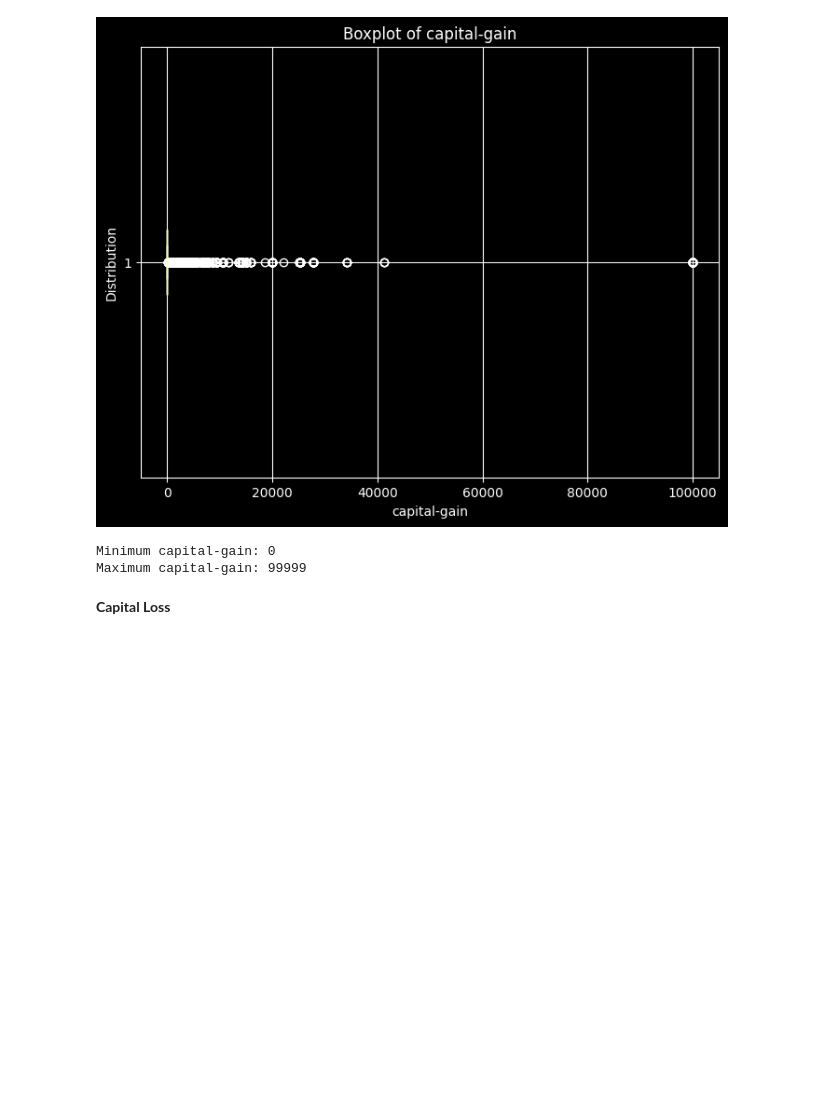
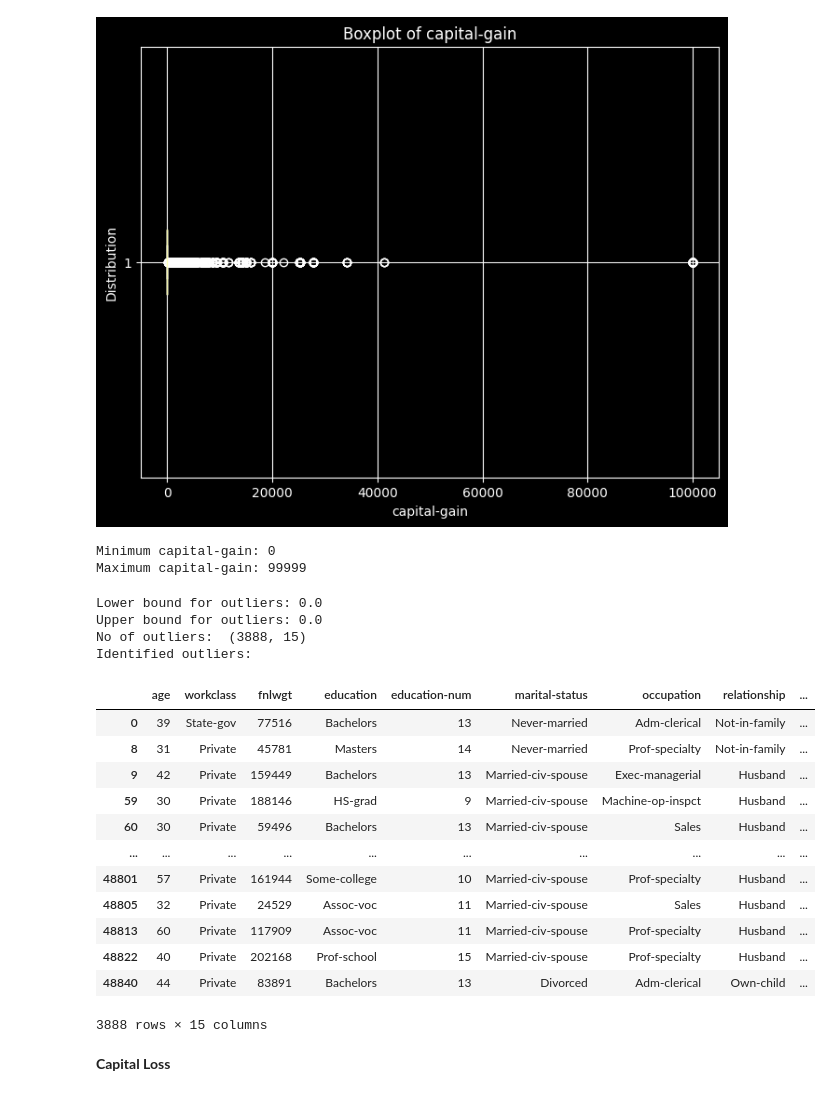
Before and after one commit to Starlight0901/Adult-Census-Income-Prediction, a Jupyter notebook: ML_CW_.ipynb, the cells around one changed output. Drawn from its saved outputs; the diff is of its cells as text; code cells hidden in the pictures; blank space fills up the shorter version.

```diff
--- a/ML_CW_.ipynb
+++ b/ML_CW_.ipynb
@@ -644,24 +644,42 @@ Minimum capital-gain: 0
 Maximum capital-gain: 99999
 # %%
 # Calculate quartiles
-#Q1 = df_filled['capital-gain'].quantile(0.25)
-#Q3 = df_filled['capital-gain'].quantile(0.75)
+Q1 = df_filled['capital-gain'].quantile(0.25)
+Q3 = df_filled['capital-gain'].quantile(0.75)
 
 # Calculate IQR
-#IQR = Q3 - Q1
+IQR = Q3 - Q1
 
 # Define lower and upper bounds for identifying outliers
-#lower_bound = Q1 - 1.5 * IQR
-#upper_bound = Q3 + 1.5 * IQR
+lower_bound = Q1 - 1.5 * IQR
+upper_bound = Q3 + 1.5 * IQR
 
 # Identify outliers
-#outliers_capital_gain = df_filled[(df_filled['capital-gain'] < lower_bound) | (df_filled['capital-gain'] > upper_bound)]
+outliers_capital_gain = df_filled[(df_filled['capital-gain'] < lower_bound) | (df_filled['capital-gain'] > upper_bound)]
 
-#print("Lower bound for outliers:", lower_bound)
-#print("Upper bound for outliers:", upper_bound)
-#print("No of outliers: ", outliers_capital_gain.shape)
-#print("Identified outliers:")
-#outliers_capital_gain
+print("Lower bound for outliers:", lower_bound)
+print("Upper bound for outliers:", upper_bound)
+print("No of outliers: ", outliers_capital_gain.shape)
+print("Identified outliers:")
+outliers_capital_gain
+# %% [output]
+Lower bound for outliers: 0.0
+Upper bound for outliers: 0.0
+No of outliers:  (3888, 15)
+Identified outliers:
+|  | age | workclass | fnlwgt | education | education-num | marital-status | occupation | relationship | ... |
+| 0 | 39 | State-gov | 77516 | Bachelors | 13 | Never-married | Adm-clerical | Not-in-family | ... |
+| 8 | 31 | Private | 45781 | Masters | 14 | Never-married | Prof-specialty | Not-in-family | ... |
+| 9 | 42 | Private | 159449 | Bachelors | 13 | Married-civ-spouse | Exec-managerial | Husband | ... |
+| 59 | 30 | Private | 188146 | HS-grad | 9 | Married-civ-spouse | Machine-op-inspct | Husband | ... |
+| 60 | 30 | Private | 59496 | Bachelors | 13 | Married-civ-spouse | Sales | Husband | ... |
+| ... | ... | ... | ... | ... | ... | ... | ... | ... | ... |
+| 48801 | 57 | Private | 161944 | Some-college | 10 | Married-civ-spouse | Prof-specialty | Husband | ... |
+| 48805 | 32 | Private | 24529 | Assoc-voc | 11 | Married-civ-spouse | Sales | Husband | ... |
+| 48813 | 60 | Private | 117909 | Assoc-voc | 11 | Married-civ-spouse | Prof-specialty | Husband | ... |
+| 48822 | 40 | Private | 202168 | Prof-school | 15 | Married-civ-spouse | Prof-specialty | Husband | ... |
+| 48840 | 44 | Private | 83891 | Bachelors | 13 | Divorced | Adm-clerical | Own-child | ... |
+3888 rows × 15 columns
 # %%
 # Drop identified outliers from the DataFrame
 #df_without_outliers_capital_gain = df_filled.drop(outliers_capital_gain.index)
```
Also changed, not shown: parts of 21 cells of this notebook.
